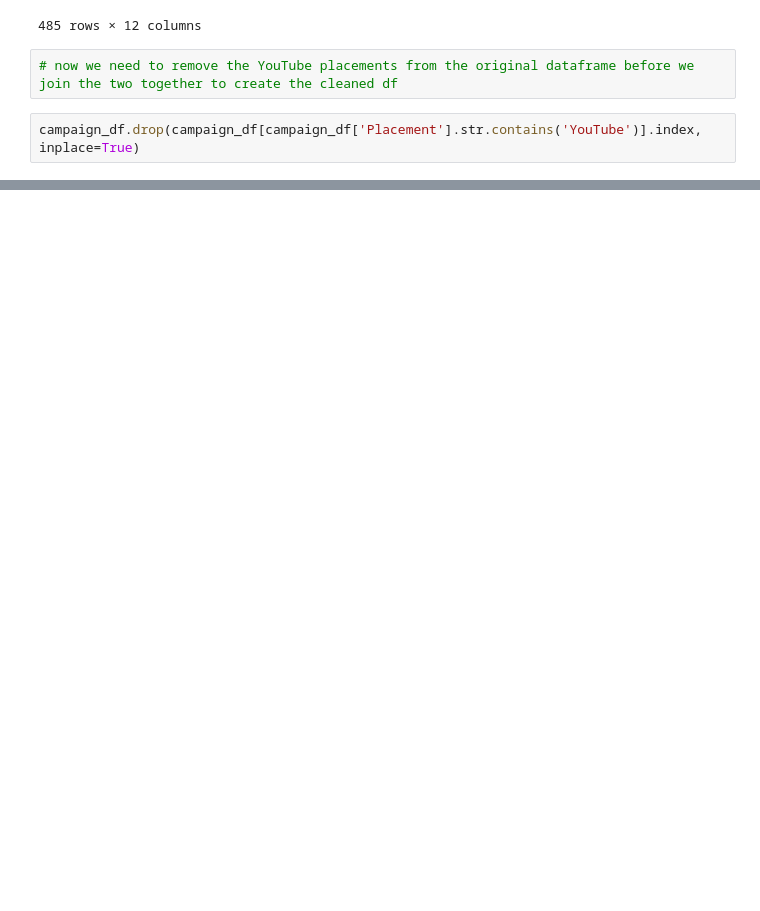
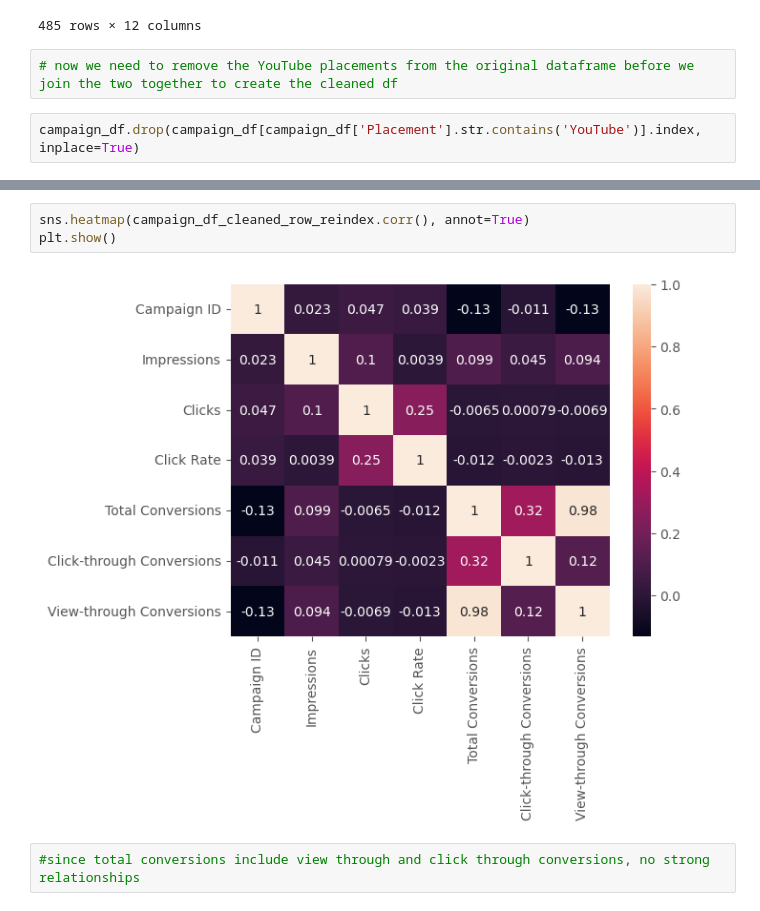
Before and after one commit to rossgarner/Paid-Marketing-Analytics, a Jupyter notebook: AU FY23 Campaign Analysis.ipynb, the cells around one changed output, grey strips where cells are left out. Cells and saved outputs as stored; diff of their text form; blank space fills up the shorter version.

```diff
--- a/AU FY23 Campaign Analysis.ipynb
+++ b/AU FY23 Campaign Analysis.ipynb
@@ -238,0 +239,7 @@ plt.show()
+# %%
+sns.heatmap(campaign_df_cleaned_row_reindex.corr(), annot=True)
+plt.show()
+# %% [output]
+[figure, added]
+# %%
+#since total conversions include view through and click through conversions, no strong relationships
```
Also changed, not shown: parts of 11 cells of this notebook.
